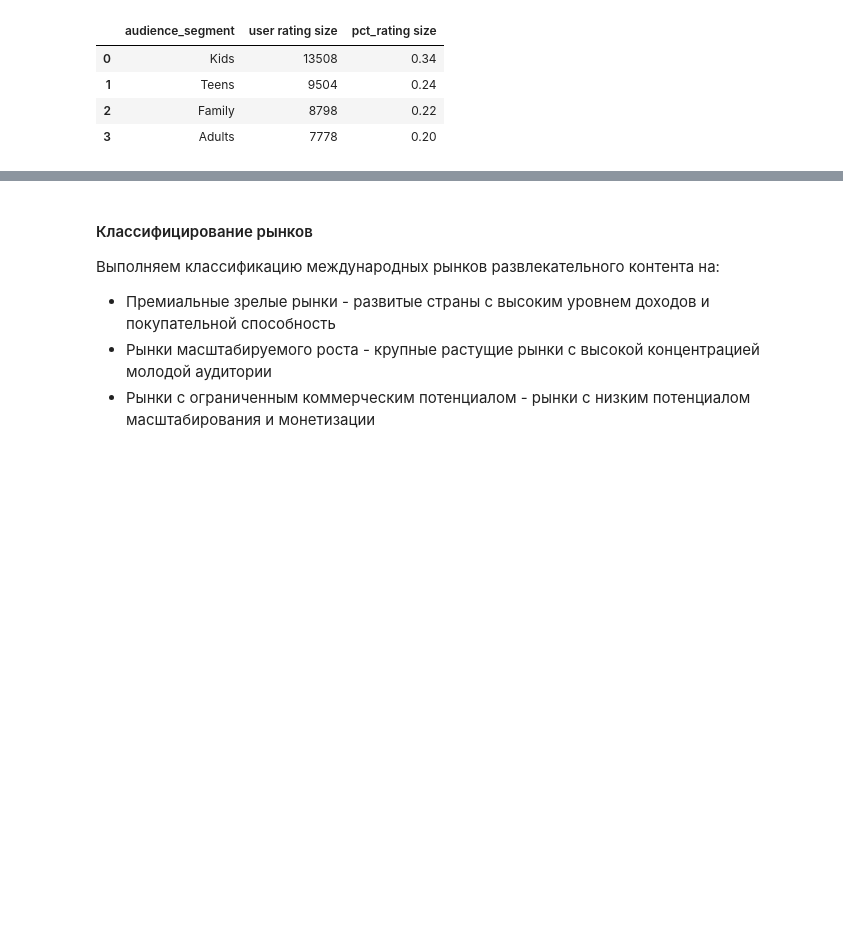
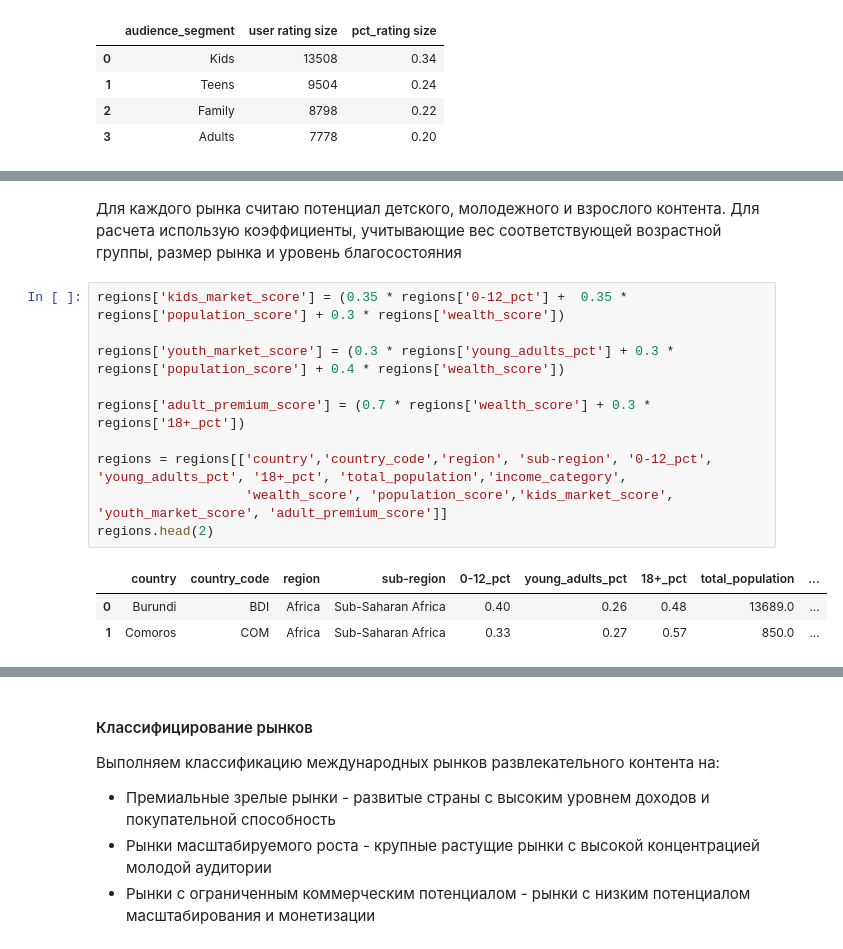
Before and after one commit to dtamendarov/MDS-EDA_Netflix, a Jupyter notebook: 03. Демографический анализ (Светлана).ipynb, the cells around one changed output, grey strips where cells are left out. Saved outputs shown, nothing was run; the diff lists cells and outputs as text; blank space fills up the shorter version.

```diff
--- a/03. Демографический анализ (Светлана).ipynb
+++ b/03. Демографический анализ (Светлана).ipynb
@@ -371,0 +202,16 @@ Text(0, 0.5, 'Потенциал премиального взрослого р
+# %% [markdown]
+Для каждого рынка считаю потенциал детского, молодежного и взрослого контента. Для расчета использую коэффициенты, учитывающие вес соответствующей возрастной группы, размер рынка и уровень благосостояния
+# %%
+regions['kids_market_score'] = (0.35 * regions['0-12_pct'] +  0.35 * regions['population_score'] + 0.3 * regions['wealth_score'])
+
+regions['youth_market_score'] = (0.3 * regions['young_adults_pct'] + 0.3 * regions['population_score'] + 0.4 * regions['wealth_score'])
+
+regions['adult_premium_score'] = (0.7 * regions['wealth_score'] + 0.3 * regions['18+_pct'])
+
+regions = regions[['country','country_code','region', 'sub-region', '0-12_pct', 'young_adults_pct', '18+_pct', 'total_population','income_category',
+                   'wealth_score', 'population_score','kids_market_score', 'youth_market_score', 'adult_premium_score']]
+regions.head(2)
+# %% [output]
+|  | country | country_code | region | sub-region | 0-12_pct | young_adults_pct | 18+_pct | total_population | ... |
+| 0 | Burundi | BDI | Africa | Sub-Saharan Africa | 0.40 | 0.26 | 0.48 | 13689.0 | ... |
+| 1 | Comoros | COM | Africa | Sub-Saharan Africa | 0.33 | 0.27 | 0.57 | 850.0 | ... |
```
Also changed, not shown: parts of 49 cells of this notebook.
